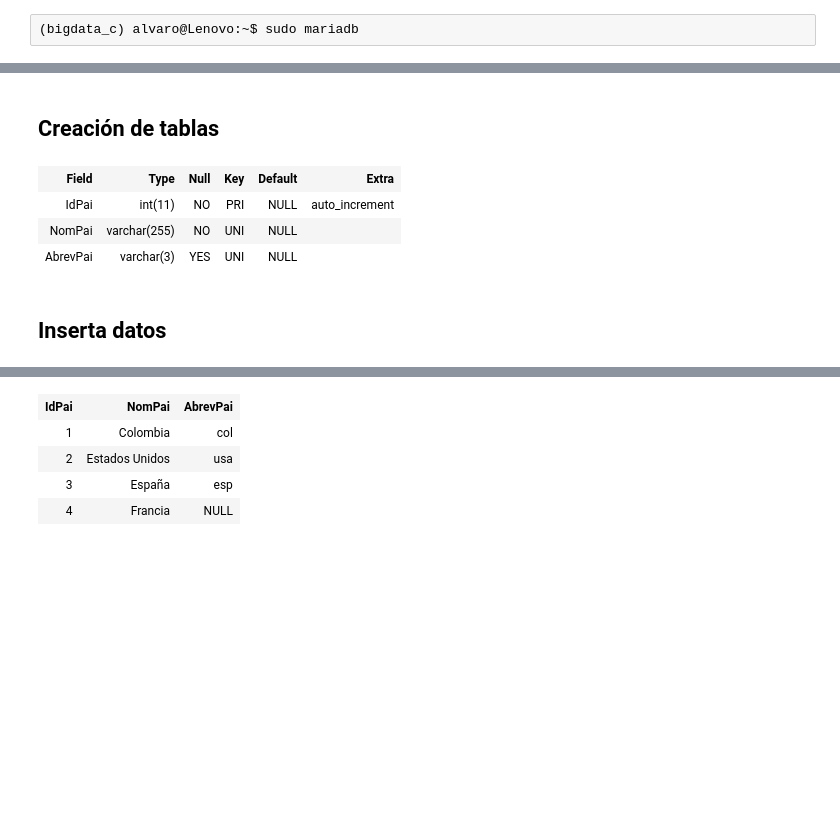
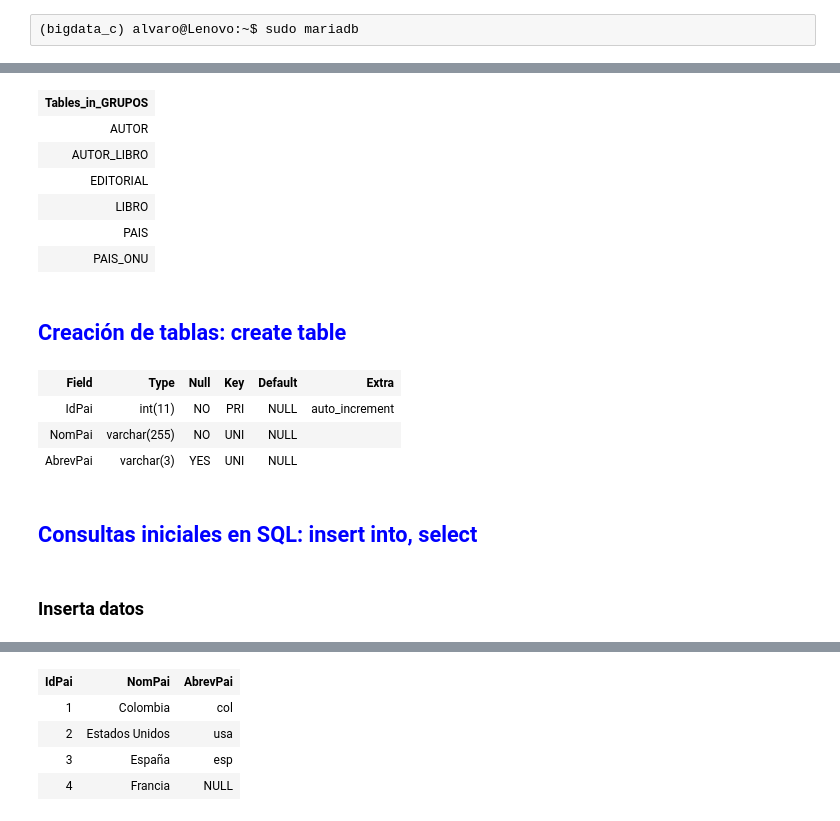
Before and after one commit to AprendizajeProfundo/BigData, a Jupyter notebook: Bases_Datos/Notebooks/Bases_Datos_SQL.ipynb, the cells around one changed output, grey strips where cells are left out. Saved outputs shown, nothing was run; the diff lists cells and outputs as text; code cells hidden in the pictures; blank space fills up the shorter version.

```diff
--- a/Bases_Datos/Notebooks/Bases_Datos_SQL.ipynb
+++ b/Bases_Datos/Notebooks/Bases_Datos_SQL.ipynb
@@ -103,4 +118,14 @@ USE GRUPOS;
+# %%
+SHOW TABLES;
+# %% [output]
+| Tables_in_GRUPOS |
+| AUTOR |
+| AUTOR_LIBRO |
+| EDITORIAL |
+| LIBRO |
+| PAIS |
+| PAIS_ONU |
 # %% [markdown]
-## Creación de tablas
+## <span style="color:blue">Creación de tablas: create table</span>
 # %%
 CREATE TABLE PAIS(
@@ -115,8 +140,10 @@ DESCRIBE PAIS;
 | IdPai | int(11) | NO | PRI | NULL | auto_increment |
 | NomPai | varchar(255) | NO | UNI | NULL |  |
 | AbrevPai | varchar(3) | YES | UNI | NULL |  |
+# %% [markdown]
+## <span style="color:blue">Consultas iniciales en SQL: insert into, select</span>
 # %% [markdown]
-## Inserta datos
+### Inserta datos
 # %%
 INSERT INTO PAIS(NomPai, AbrevPai)
 VALUES ('Colombia', 'col'),
```
Also changed, not shown: parts of 85 cells of this notebook.
